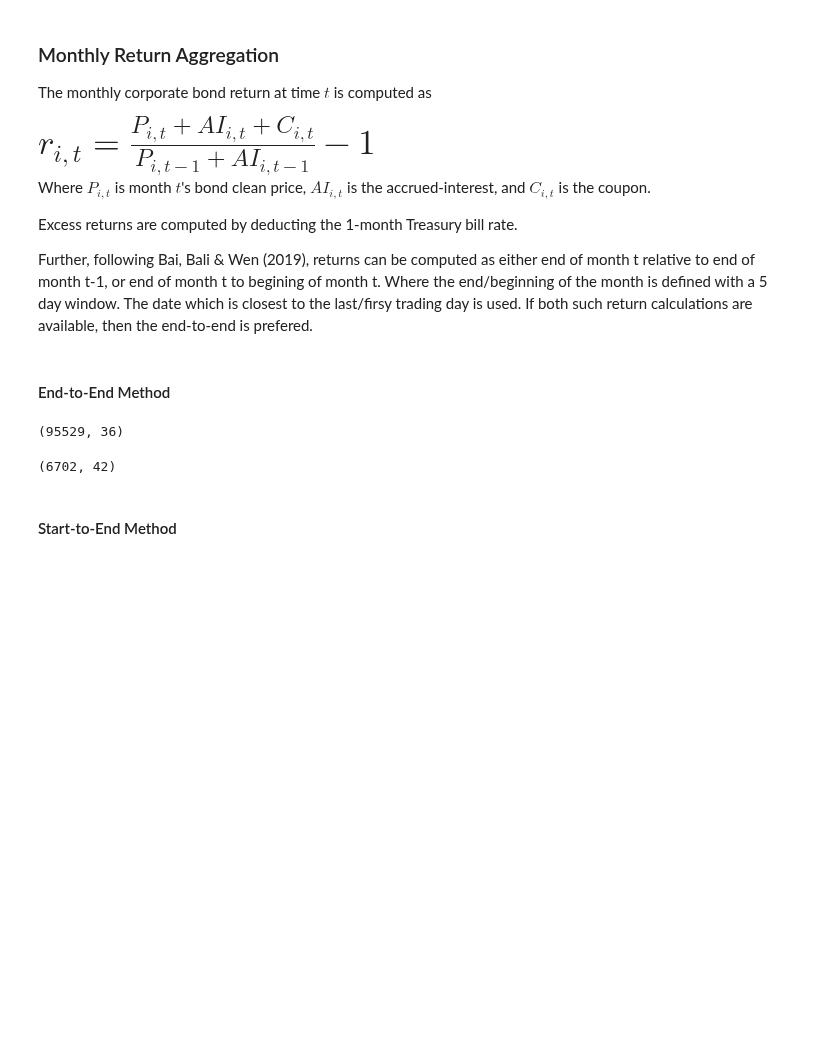
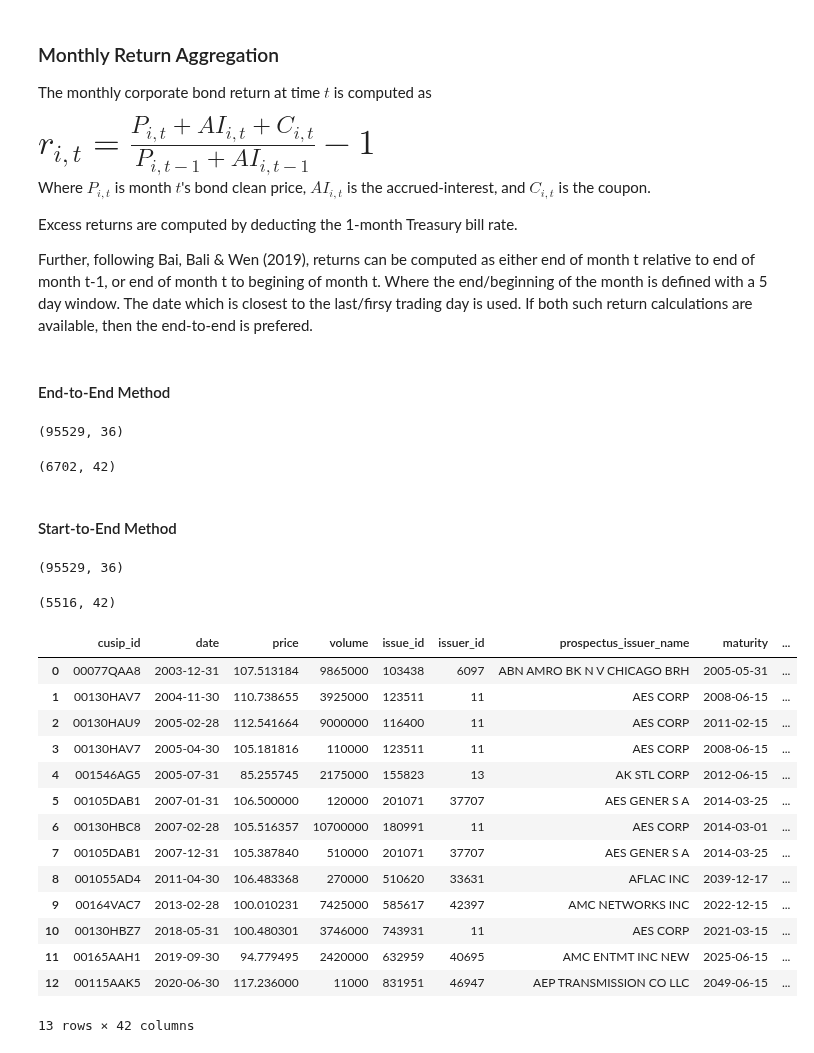
Before and after one commit to santoromano/Corporate-Bond-Factors, a Jupyter notebook: data_cleaning.ipynb, the cells around one changed output. Drawn from its saved outputs; the diff is of its cells as text; code cells hidden in the pictures; blank space fills up the shorter version.

Commit message:
start-to-end partial

```diff
--- a/data_cleaning.ipynb
+++ b/data_cleaning.ipynb
@@ -329,6 +329,68 @@ end_data.shape
 (6702, 42)
 # %% [markdown]
 #### Start-to-End Method
+# %%
+data.shape
+# %% [output]
+(95529, 36)
+# %%
+def start_month_returns(data):
+    '''
+    Function to compute monthly returns using the start-to-end method.
+    '''
+    # Ensures that data is sorted in chronological order
+    data = data.sort_values(by='date')
+
+    # 5 days from start and end of month
+    data['month_end'] = data['date'] + MonthEnd(0) - pd.Timedelta(days=5)
+    data['month_start'] = data['date'] + MonthEnd(0) - MonthBegin(1) + pd.Timedelta(days=5)
+    data['date_t'] = data['date'] + MonthEnd(0)
+
+    # Seperate first and last trade dataframes
+    first = data.groupby(['issue_id', data['date'].dt.year, data['date'].dt.month]).head(1).copy()
+    last = data.groupby(['issue_id', data['date'].dt.year, data['date'].dt.month]).tail(1).copy()
+
+    # Respective price only if date requirement is satisifed
+    first['price_t'] = np.where((first['date'] < first['month_start']),
+                                 first['price'] + first['accrued_interest'], np.nan)
+    last['full_price_t'] = np.where(~(last['date'] < last['month_end']),
+                                      last['price'] + last['accrued_interest'] + last['coupon'], np.nan)
+
+    # Merges first and last on true month end
+    merged = pd.merge(first, last[['issue_id', 'date_t', 'full_price_t']], on=['issue_id', 'date_t'])
+
+    # Computes the return
+    merged['return'] = (merged['full_price_t'] / merged['price_t']) - 1
+
+    # Drops observations where there is no return, assigns month end value
+    data = merged.dropna(subset='return').copy()
+    data['date'] = data['date'] + MonthEnd(0)
+
+    return data
+# %%
+start_data = start_month_returns(data)
+# %%
+start_data.shape
+# %% [output]
+(5516, 42)
+# %%
+start_data
+# %% [output]
+|  | cusip_id | date | price | volume | issue_id | issuer_id | prospectus_issuer_name | maturity | ... |
+| 0 | 00077QAA8 | 2003-12-31 | 107.513184 | 9865000 | 103438 | 6097 | ABN AMRO BK N V CHICAGO BRH | 2005-05-31 | ... |
+| 1 | 00130HAV7 | 2004-11-30 | 110.738655 | 3925000 | 123511 | 11 | AES CORP | 2008-06-15 | ... |
+| 2 | 00130HAU9 | 2005-02-28 | 112.541664 | 9000000 | 116400 | 11 | AES CORP | 2011-02-15 | ... |
+| 3 | 00130HAV7 | 2005-04-30 | 105.181816 | 110000 | 123511 | 11 | AES CORP | 2008-06-15 | ... |
+| 4 | 001546AG5 | 2005-07-31 | 85.255745 | 2175000 | 155823 | 13 | AK STL CORP | 2012-06-15 | ... |
+| 5 | 00105DAB1 | 2007-01-31 | 106.500000 | 120000 | 201071 | 37707 | AES GENER S A | 2014-03-25 | ... |
+| 6 | 00130HBC8 | 2007-02-28 | 105.516357 | 10700000 | 180991 | 11 | AES CORP | 2014-03-01 | ... |
+| 7 | 00105DAB1 | 2007-12-31 | 105.387840 | 510000 | 201071 | 37707 | AES GENER S A | 2014-03-25 | ... |
+| 8 | 001055AD4 | 2011-04-30 | 106.483368 | 270000 | 510620 | 33631 | AFLAC INC | 2039-12-17 | ... |
+| 9 | 00164VAC7 | 2013-02-28 | 100.010231 | 7425000 | 585617 | 42397 | AMC NETWORKS INC | 2022-12-15 | ... |
+| 10 | 00130HBZ7 | 2018-05-31 | 100.480301 | 3746000 | 743931 | 11 | AES CORP | 2021-03-15 | ... |
+| 11 | 00165AAH1 | 2019-09-30 | 94.779495 | 2420000 | 632959 | 40695 | AMC ENTMT INC NEW | 2025-06-15 | ... |
+| 12 | 00115AAK5 | 2020-06-30 | 117.236000 | 11000 | 831951 | 46947 | AEP TRANSMISSION CO LLC | 2049-06-15 | ... |
+13 rows × 42 columns
 # %%
 test = data[(data['issue_id'] == 55723) | (data['issue_id'] == 76070)].copy()
 test['month_end'] = test['date'] + MonthEnd(0) - pd.Timedelta(days=5)
```
Also changed, not shown: parts of 6 cells of this notebook.
